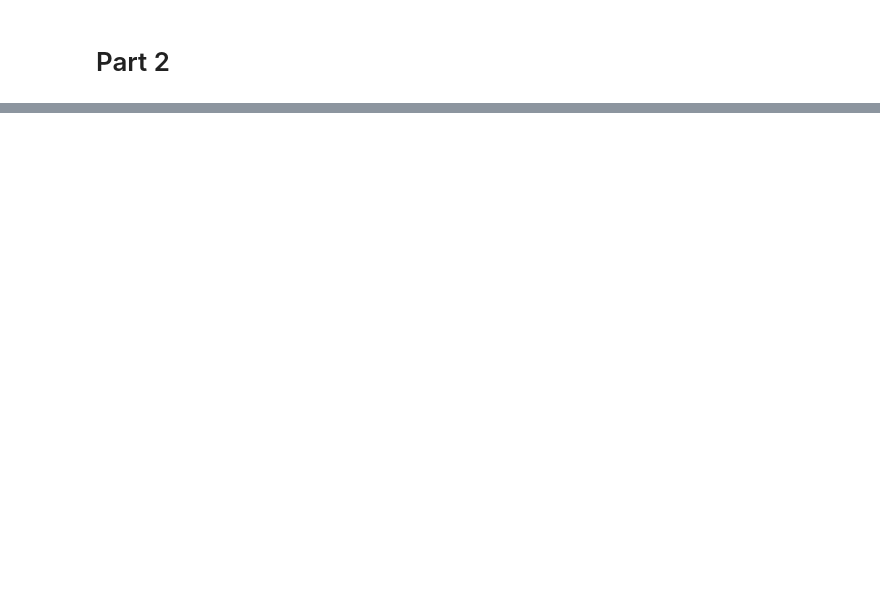
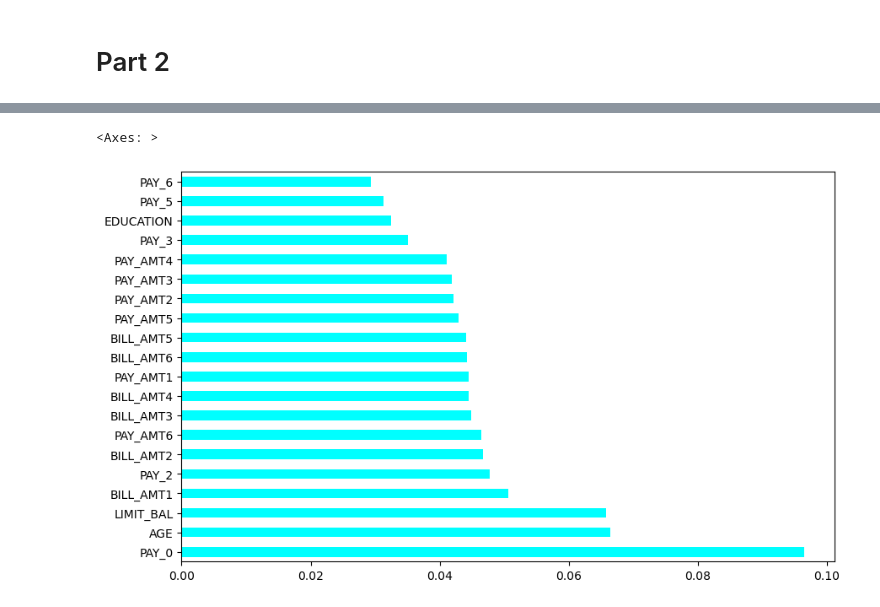
Before and after one commit to AltafUddin18/FeatureEngineering-Class-14, a Jupyter notebook: featureengineering-class-14.ipynb, the cells around one changed output, grey strips where cells are left out. Saved outputs shown, nothing was run; the diff lists cells and outputs as text; code cells hidden in the pictures; blank space fills up the shorter version.

```diff
--- a/featureengineering-class-14.ipynb
+++ b/featureengineering-class-14.ipynb
@@ -138,0 +401,7 @@ plt.legend()
+# %%
+features = pd.Series(extr.feature_importances_, index = x.columns)
+plt.figure(figsize=(10,6))
+features.nlargest(20).plot(kind='barh',color='cyan')
+# %% [output]
+<Axes: >
+[figure, added]
```
Also changed, not shown: parts of 76 cells of this notebook.
